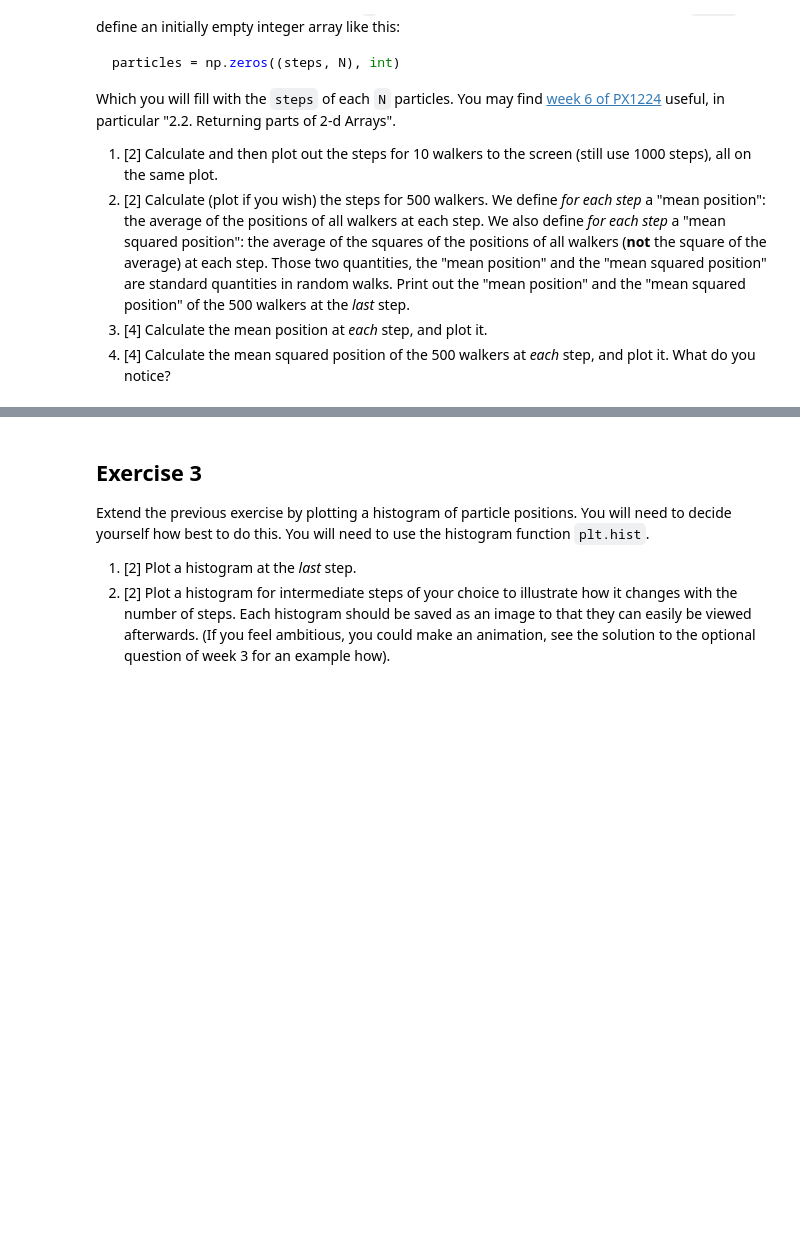
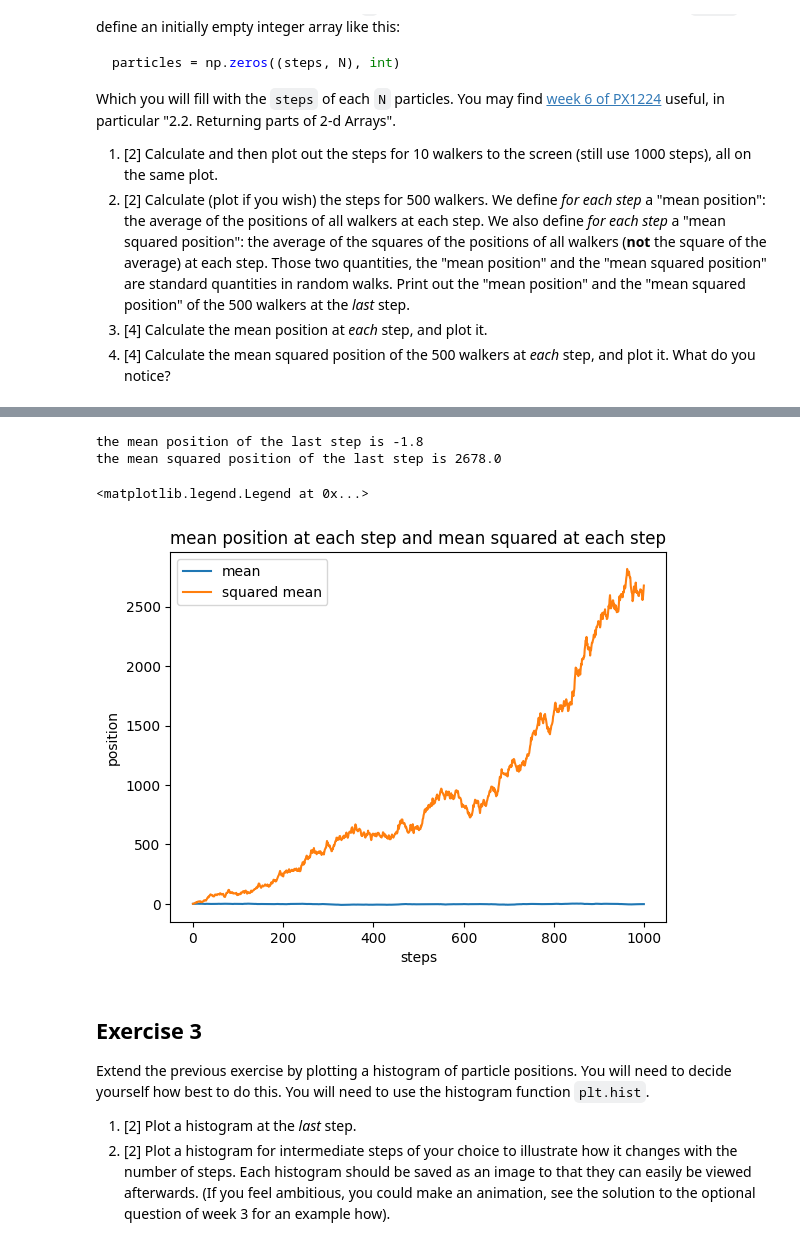
Before and after one commit to PX2145-2025/week-7-b-Anest-Cunliffe, a Jupyter notebook: Random_walk.ipynb, the cells around one changed output, grey strips where cells are left out. Drawn from its saved outputs; the diff is of its cells as text; code cells hidden in the pictures; blank space fills up the shorter version.

```diff
--- a/Random_walk.ipynb
+++ b/Random_walk.ipynb
@@ -120,3 +123,29 @@ particles = np.zeros((steps=1000, N=10), int)
+# %%
+#2.2
+steps1=1000
+N1=500
+
+final_particles = particles[-1]
+mean=np.mean(final_particles)
+final_squared = final_particles**2
+squared=np.mean(final_squared)
+print('the mean position of the last step is', mean)
+print('the mean squared position of the last step is', squared)
+
+
+mean1=np.mean(particles, axis=1)
+squared1=np.mean(particles**2, axis=1)
+plt.plot(mean1, label='mean')
+plt.plot(squared1, label='squared mean')
+plt.xlabel('steps')
+plt.ylabel('position')
+plt.title('mean position at each step and mean squared at each step')
+plt.legend()
+# %% [output]
+the mean position of the last step is -1.8
+the mean squared position of the last step is 2678.0
+<matplotlib.legend.Legend at 0x...>
+[figure, added]
 # %% [markdown]
 ## Exercise 3
 Extend the previous exercise by plotting a histogram of particle positions. You will need to decide yourself how best to do this. You will need to use the histogram function `plt.hist`.
```
Also changed, not shown: parts of 4 cells of this notebook.
